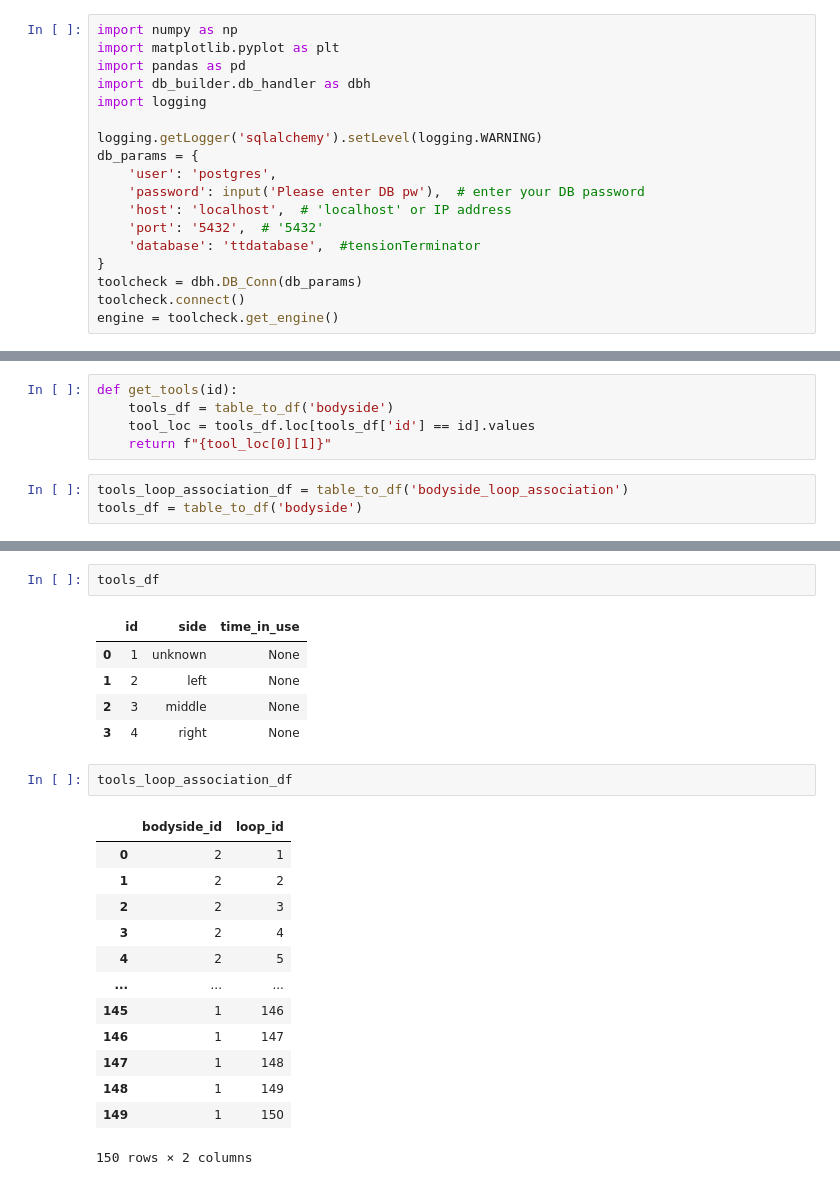
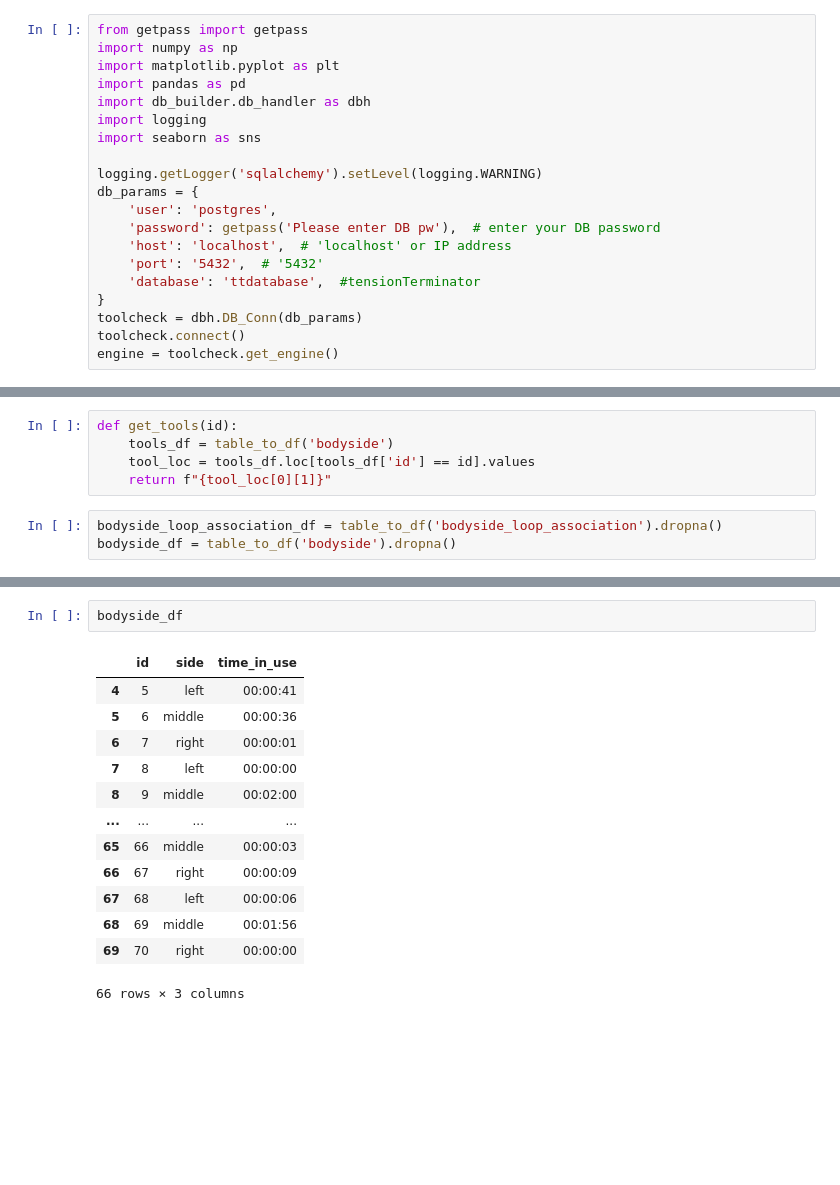
Before and after one commit to kaasimir/tensionterminator, a Jupyter notebook: notebooks/db_statistik/bodyside_stats.ipynb, the cells around one changed output, grey strips where cells are left out. Saved outputs shown, nothing was run; the diff lists cells and outputs as text; blank space fills up the shorter version.

```diff
--- a/notebooks/db_statistik/bodyside_stats.ipynb
+++ b/notebooks/db_statistik/bodyside_stats.ipynb
@@ -1,14 +1,16 @@
 # %%
+from getpass import getpass
 import numpy as np
 import matplotlib.pyplot as plt
 import pandas as pd
 import db_builder.db_handler as dbh
 import logging
+import seaborn as sns
 
 logging.getLogger('sqlalchemy').setLevel(logging.WARNING)
 db_params = {
     'user': 'postgres',
-    'password': input('Please enter DB pw'),  # enter your DB password
+    'password': getpass('Please enter DB pw'),  # enter your DB password
     'host': 'localhost',  # 'localhost' or IP address
     'port': '5432',  # '5432'
     'database': 'ttdatabase',  #tensionTerminator
@@ -27,6 +29,6 @@ def get_tools(id):
     tool_loc = tools_df.loc[tools_df['id'] == id].values
     return f"{tool_loc[0][1]}"
 # %%
-tools_loop_association_df = table_to_df('bodyside_loop_association')
-tools_df = table_to_df('bodyside')
+bodyside_loop_association_df = table_to_df('bodyside_loop_association').dropna()
+bodyside_df = table_to_df('bodyside').dropna()
 # %% [output]
@@ -50,24 +52,16 @@ FROM bodyside
 # %%
-tools_df
+bodyside_df
 # %% [output]
 |  | id | side | time_in_use |
-| 0 | 1 | unknown | None |
-| 1 | 2 | left | None |
-| 2 | 3 | middle | None |
-| 3 | 4 | right | None |
+| 4 | 5 | left | 00:00:41 |
+| 5 | 6 | middle | 00:00:36 |
+| 6 | 7 | right | 00:00:01 |
+| 7 | 8 | left | 00:00:00 |
+| 8 | 9 | middle | 00:02:00 |
+| ... | ... | ... | ... |
+| 65 | 66 | middle | 00:00:03 |
+| 66 | 67 | right | 00:00:09 |
+| 67 | 68 | left | 00:00:06 |
+| 68 | 69 | middle | 00:01:56 |
+| 69 | 70 | right | 00:00:00 |
+66 rows × 3 columns
-# %%
-tools_loop_association_df
-# %% [output]
-|  | bodyside_id | loop_id |
-| 0 | 2 | 1 |
-| 1 | 2 | 2 |
-| 2 | 2 | 3 |
-| 3 | 2 | 4 |
-| 4 | 2 | 5 |
-| ... | ... | ... |
-| 145 | 1 | 146 |
-| 146 | 1 | 147 |
-| 147 | 1 | 148 |
-| 148 | 1 | 149 |
-| 149 | 1 | 150 |
-150 rows × 2 columns
```
Also changed, not shown: parts of 5 cells of this notebook, 5 other files.
